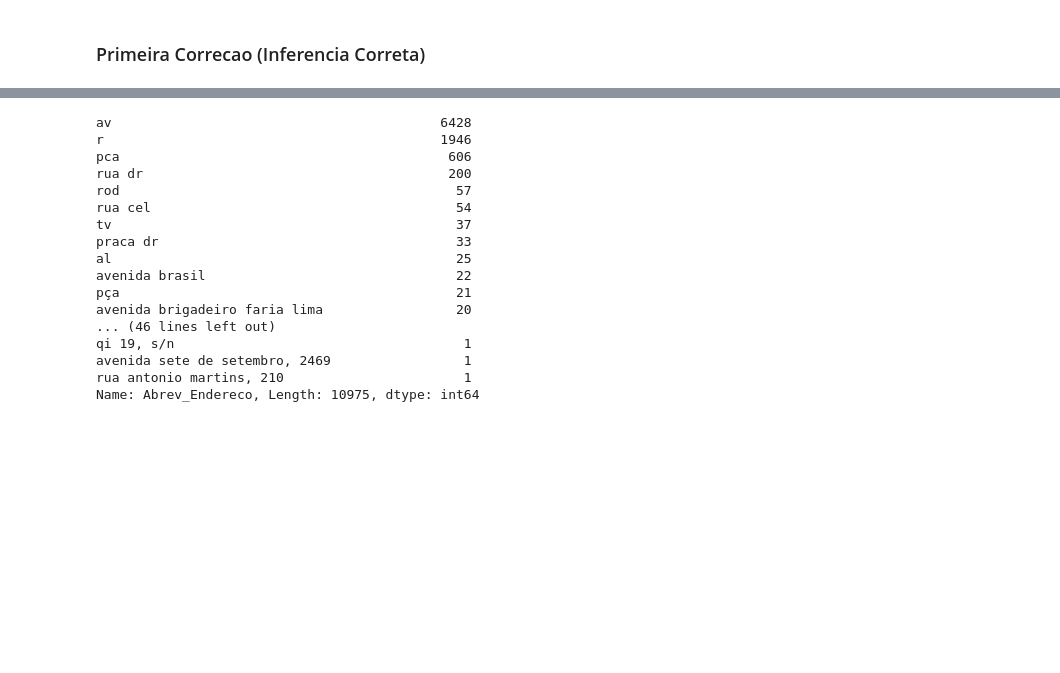
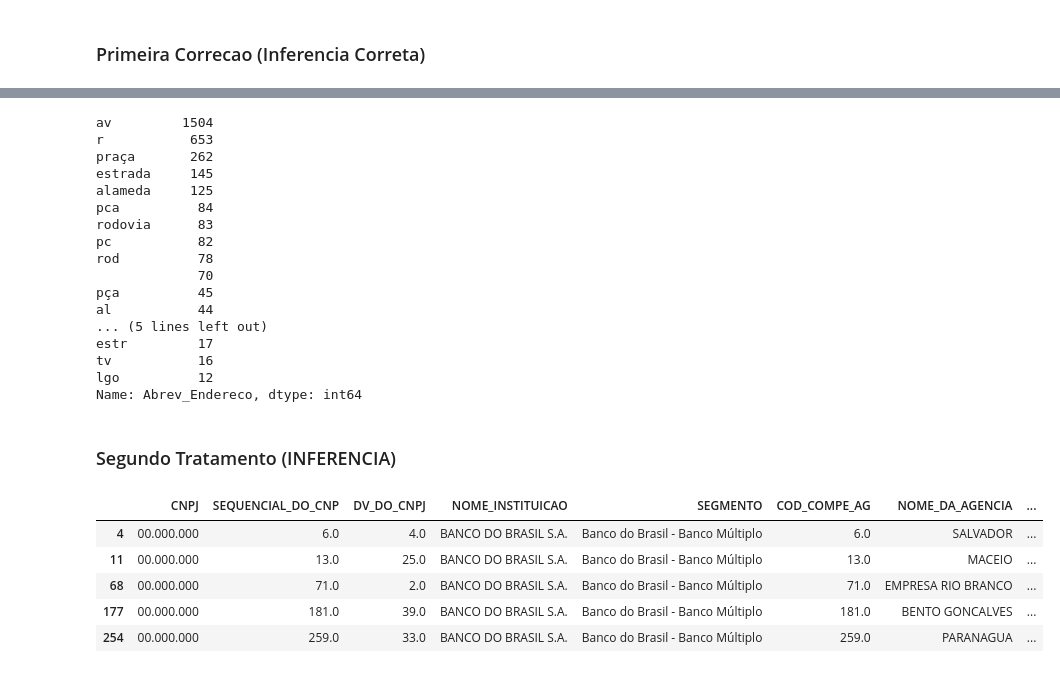
Before and after one commit to valdiviaguevara/DATASETS_TEST, a Jupyter notebook: Correios.ipynb, the cells around one changed output, grey strips where cells are left out. Drawn from its saved outputs; the diff is of its cells as text; code cells hidden in the pictures; blank space fills up the shorter version.

```diff
--- a/Correios.ipynb
+++ b/Correios.ipynb
@@ -80,23 +137,35 @@ df_Agencias_Bancos
 # %%
-df_Agencias_Bancos.Abrev_Endereco.value_counts()
+df_Agencias_Bancos_Pra_Tratar.Abrev_Endereco.value_counts().iloc[:20]
 # %% [output]
-av                                          6428
-r                                           1946
-pca                                          606
-rua dr                                       200
-rod                                           57
-rua cel                                       54
-tv                                            37
-praca dr                                      33
-al                                            25
-avenida brasil                                22
-pça                                           21
-avenida brigadeiro faria lima                 20
-... (46 lines left out)
-qi 19, s/n                                     1
-avenida sete de setembro, 2469                 1
-rua antonio martins, 210                       1
-Name: Abrev_Endereco, Length: 10975, dtype: int64
+av         1504
+r           653
+praça       262
+estrada     145
+alameda     125
+pca          84
+rodovia      83
+pc           82
+rod          78
+             70
+pça          45
+al           44
+... (5 lines left out)
+estr         17
+tv           16
+lgo          12
+Name: Abrev_Endereco, dtype: int64
+# %% [markdown]
+### Segundo Tratamento (INFERENCIA)
+# %%
+df_Corregido_Sem_Pontos= f_Correcao_Abrev_to_Nome(df_Agencias_Bancos_Pra_Tratar,Dic_Abrev_Enderecos,"Abrev_Endereco")
+df_Corregido_Sem_Pontos.head()
+# %% [output]
+|  | CNPJ | SEQUENCIAL_DO_CNP | DV_DO_CNPJ | NOME_INSTITUICAO | SEGMENTO | COD_COMPE_AG | NOME_DA_AGENCIA | ... |
+| 4 | 00.000.000 | 6.0 | 4.0 | BANCO DO BRASIL S.A. | Banco do Brasil - Banco Múltiplo | 6.0 | SALVADOR | ... |
+| 11 | 00.000.000 | 13.0 | 25.0 | BANCO DO BRASIL S.A. | Banco do Brasil - Banco Múltiplo | 13.0 | MACEIO | ... |
+| 68 | 00.000.000 | 71.0 | 2.0 | BANCO DO BRASIL S.A. | Banco do Brasil - Banco Múltiplo | 71.0 | EMPRESA RIO BRANCO | ... |
+| 177 | 00.000.000 | 181.0 | 39.0 | BANCO DO BRASIL S.A. | Banco do Brasil - Banco Múltiplo | 181.0 | BENTO GONCALVES | ... |
+| 254 | 00.000.000 | 259.0 | 33.0 | BANCO DO BRASIL S.A. | Banco do Brasil - Banco Múltiplo | 259.0 | PARANAGUA | ... |
 # %%
 import nltk
 def ie_preprocess(document):
```
Also changed, not shown: parts of 20 cells of this notebook.
